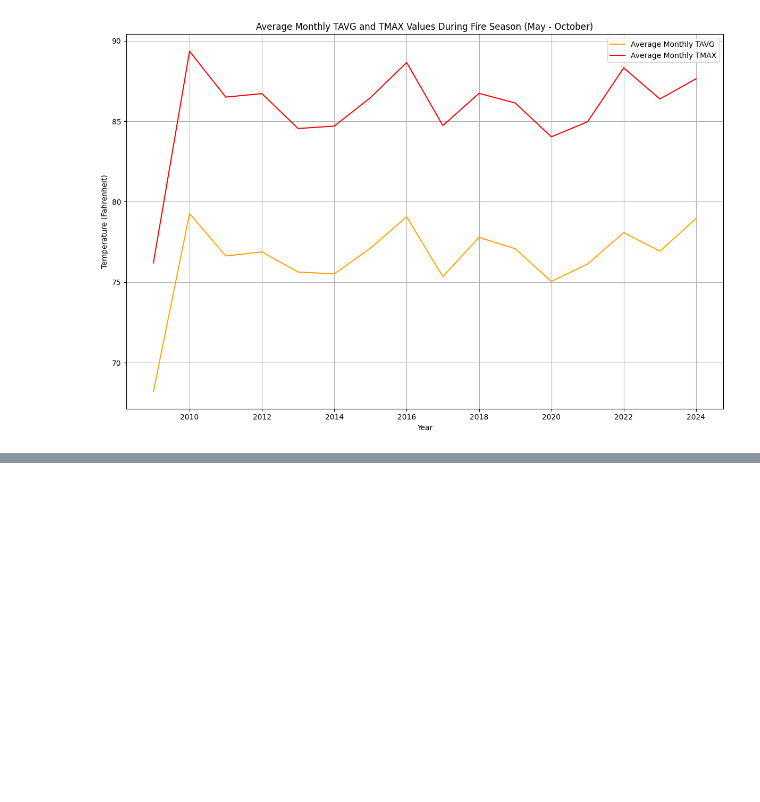
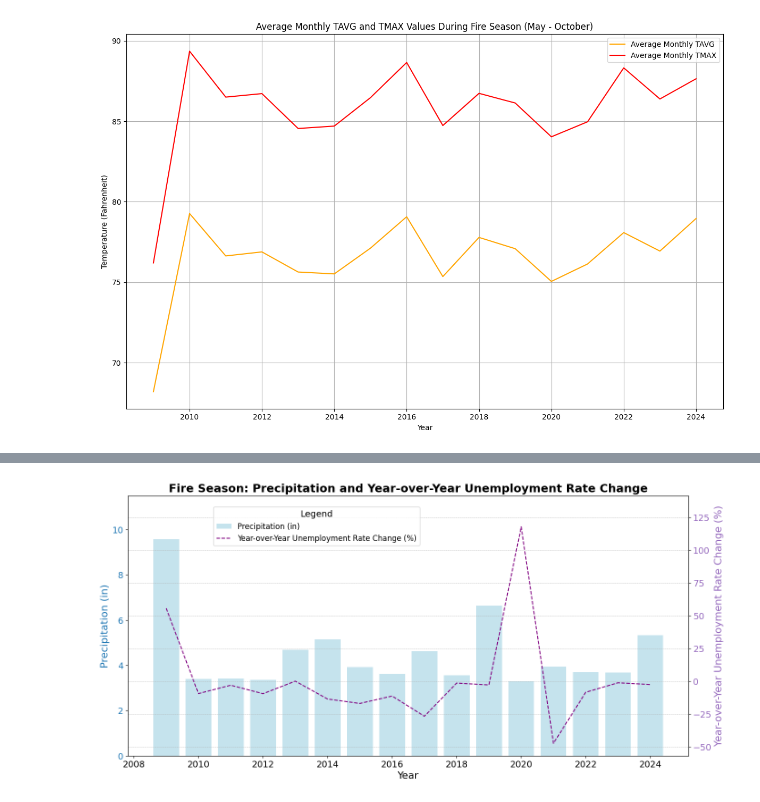
Before and after one commit to debsubdavis/data512-project, a Jupyter notebook: 02_economic_impact_model/stage2_analysis.ipynb, the cells around one changed output, grey strips where cells are left out. Drawn from its saved outputs; the diff is of its cells as text; code cells hidden in the pictures; blank space fills up the shorter version.

```diff
--- a/02_economic_impact_model/stage2_analysis.ipynb
+++ b/02_economic_impact_model/stage2_analysis.ipynb
@@ -290,0 +299,72 @@ plt.show()
+# %%
+# Create the figure and axis objects
+fig, ax1 = plt.subplots(figsize=(14, 8))
+
+# Plot precipitation as bars on the first y-axis
+ax1.bar(
+    fire_season_avg_noaa_df['year'],
+    fire_season_avg_noaa_df['noaa_prcp'],
+    label='Precipitation (in)',
+    color='lightblue',
+    alpha=0.7
+)
+ax1.set_xlabel('Year', fontsize=16)
+ax1.set_ylabel('Precipitation (in)', color='tab:blue', fontsize=16)
+ax1.tick_params(axis='y', labelcolor='tab:blue', labelsize=14)
+ax1.tick_params(axis='x', labelsize=14)
+
+# Extend the y-axis for precipitation
+ax1.set_ylim(0, fire_season_avg_noaa_df['noaa_prcp'].max() * 1.2)
+
+# Add a second y-axis for year-over-year unemployment rate change
+ax2 = ax1.twinx()
+
+# Plot Year-over-Year Unemployment Rate % Change as a line on the second y-axis
+ax2.plot(
+    fire_season_avg_df['year'],
+    fire_season_avg_df['bls_pct_diff_laus_unemployment_rate'],
+    label='Year-over-Year Unemployment Rate Change (%)',
+    color='purple',
+    linestyle='--'
+)
+
+ax2.set_ylabel('Year-over-Year Unemployment Rate Change (%)', color='tab:purple', fontsize=16)
+ax2.tick_params(axis='y', labelcolor='tab:purple', labelsize=14)
+
+# Extend the y-axis for unemployment rate change
+ax2.set_ylim(
+    fire_season_avg_df['bls_pct_diff_laus_unemployment_rate'].min() * 1.2,
+    fire_season_avg_df['bls_pct_diff_laus_unemployment_rate'].max() * 1.2
+)
+
+# Combine legends from both axes
+handles1, labels1 = ax1.get_legend_handles_labels()
+handles2, labels2 = ax2.get_legend_handles_labels()
+
+fig.legend(
+    handles1 + handles2,
+    labels1 + labels2,
+    loc='upper center',  # Place legend in the center
+    bbox_to_anchor=(0.35, 0.78),  # Position legend beneath the title
+    fontsize=12,
+    title='Legend',
+    title_fontsize=14,
+    ncol=1  # Arrange legend items in two columns
+)
+
+# Add a title and grid
+plt.title(
+    'Fire Season: Precipitation and Year-over-Year Unemployment Rate Change',
+    fontsize=18,
+    weight='bold'
+)
+plt.grid(True, which='both', linestyle='--', linewidth=0.5)
+plt.tight_layout()
+
+# Adjust layout to ensure space for title and legend
+plt.subplots_adjust(top=0.80)
+
+# Show the plot
+plt.show()
+# %% [output]
+[figure, added]
```
Also changed, not shown: parts of 5 cells of this notebook, 4 other files.
